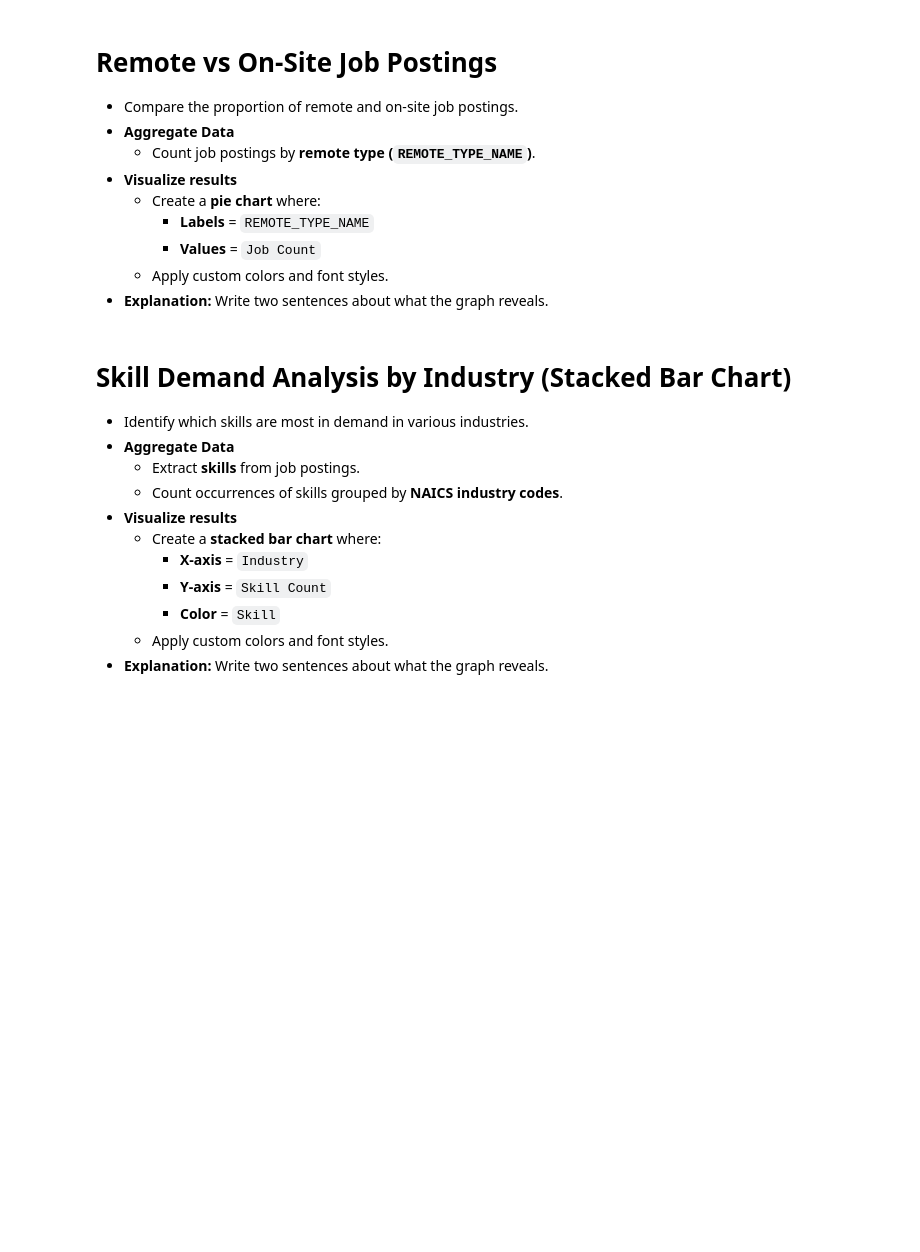
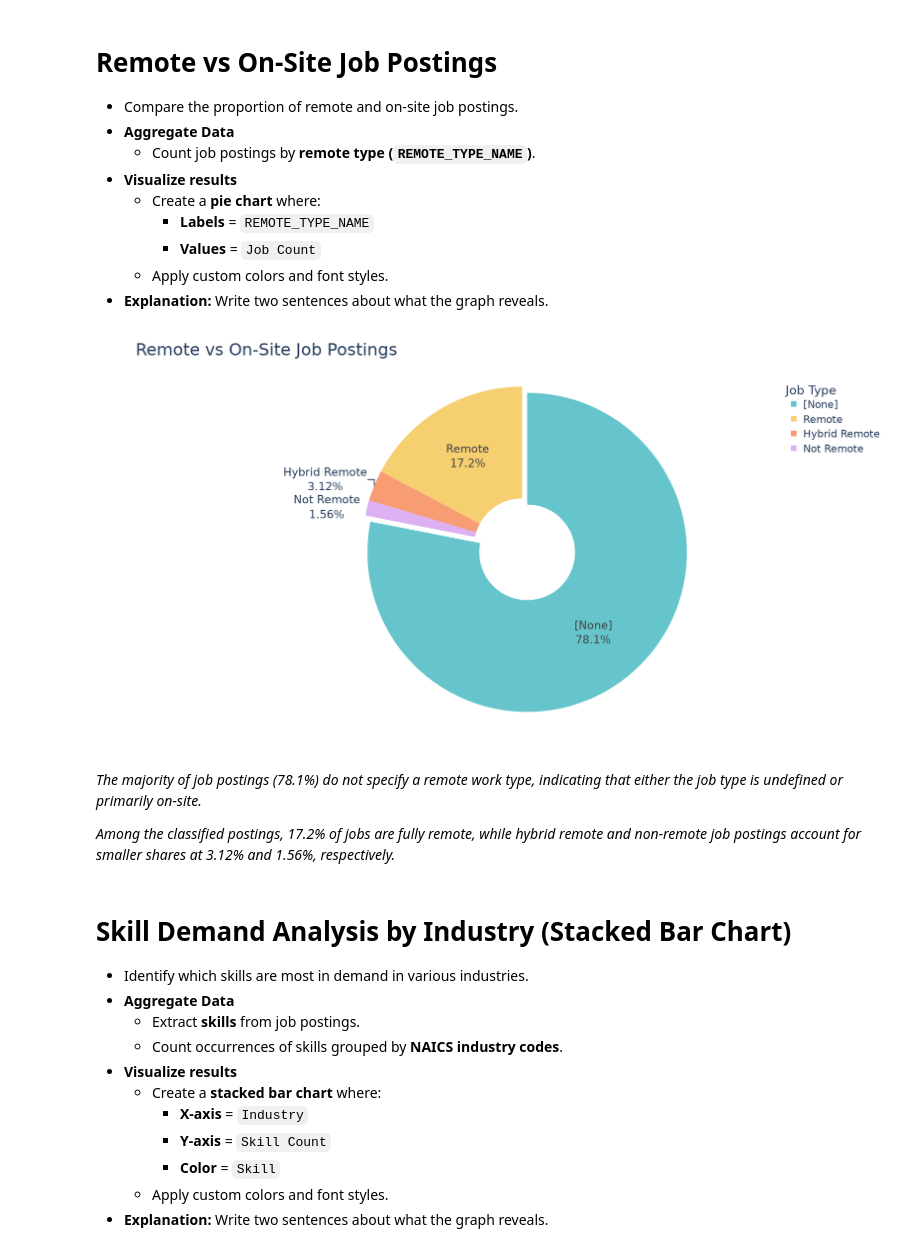
Before and after one commit to met-ad-688/lab06-prabuj1611, a Jupyter notebook: lab06_prabu.ipynb, the cells around one changed output. Saved outputs shown, nothing was run; the diff lists cells and outputs as text; code cells hidden in the pictures; blank space fills up the shorter version.

```diff
--- a/lab06_prabu.ipynb
+++ b/lab06_prabu.ipynb
@@ -481,3 +479,53 @@ fig.show()
+# %%
+# Your code for 5th question here
+import pandas as pd
+import plotly.express as px
+
+# Load Data (Ensure df contains "REMOTE_TYPE_NAME")
+pdf = df.select("REMOTE_TYPE_NAME").toPandas()
+
+# Drop missing or undefined values
+pdf = pdf.dropna(subset=["REMOTE_TYPE_NAME"])
+
+# Count occurrences of each remote type
+remote_counts = pdf["REMOTE_TYPE_NAME"].value_counts().reset_index()
+remote_counts.columns = ["REMOTE_TYPE_NAME", "Job_Count"]
+
+# Create a pie chart with proper formatting
+fig = px.pie(
+    remote_counts,
+    names="REMOTE_TYPE_NAME",
+    values="Job_Count",
+    title="Remote vs On-Site Job Postings",
+    color_discrete_sequence=px.colors.qualitative.Pastel,  # Apply soft custom colors
+    hole=0.3,  # Donut-style chart for modern appearance
+    width=1700,  # Increased width for better visibility
+    height=900,  # Increased height for better visualization
+)
+
+# Improve layout with larger and bold fonts
+fig.update_layout(
+    title=dict(text="Remote vs On-Site Job Postings", font=dict(size=36, family="Arial Black")),  # Bigger & Bold Title
+    font=dict(family="Arial", size=24),  # Improve overall font readability
+    legend=dict(title="Job Type", font=dict(size=22)),  # Make legend text bigger
+    showlegend=True  # Display legend for clarity
+)
+
+# Update text labels to be **bold and larger**
+fig.update_traces(
+    textfont_size=24,
+    textinfo="percent+label",  # Show both percentage & labels
+    pull=[0.05 if i == remote_counts["Job_Count"].idxmax() else 0 for i in range(len(remote_counts))],  # Slight pull for the highest value
+)
+
+# Show the improved plot
+fig.show()
+# %% [output]
+[figure, added]
+# %% [markdown]
+*The majority of job postings (78.1%) do not specify a remote work type, indicating that either the job type is undefined or primarily on-site.*
+
+*Among the classified postings, 17.2% of jobs are fully remote, while hybrid remote and non-remote job postings account for smaller shares at 3.12% and 1.56%, respectively.*
 # %% [markdown]
 # Skill Demand Analysis by Industry (Stacked Bar Chart)
 - Identify which skills are most in demand in various industries.
```
Also changed, not shown: parts of 1 cell of this notebook.
